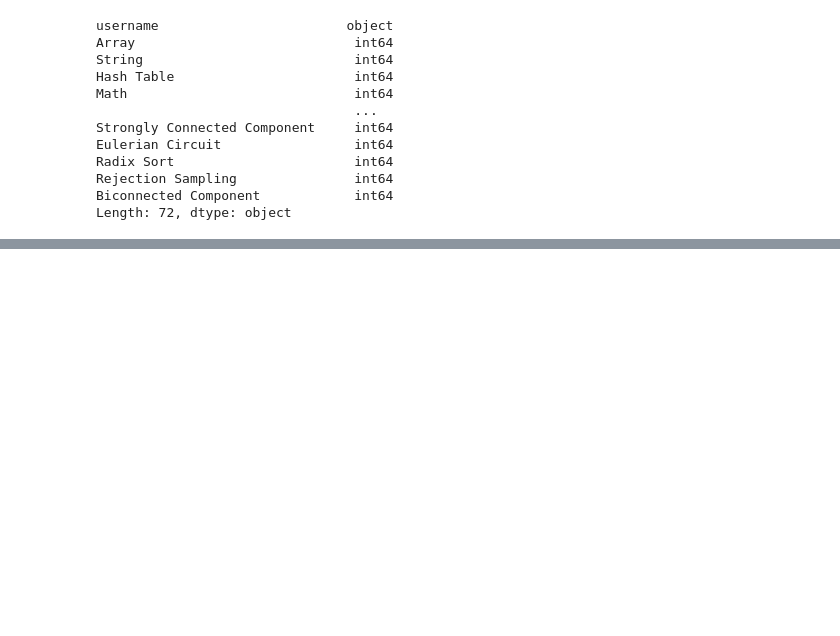
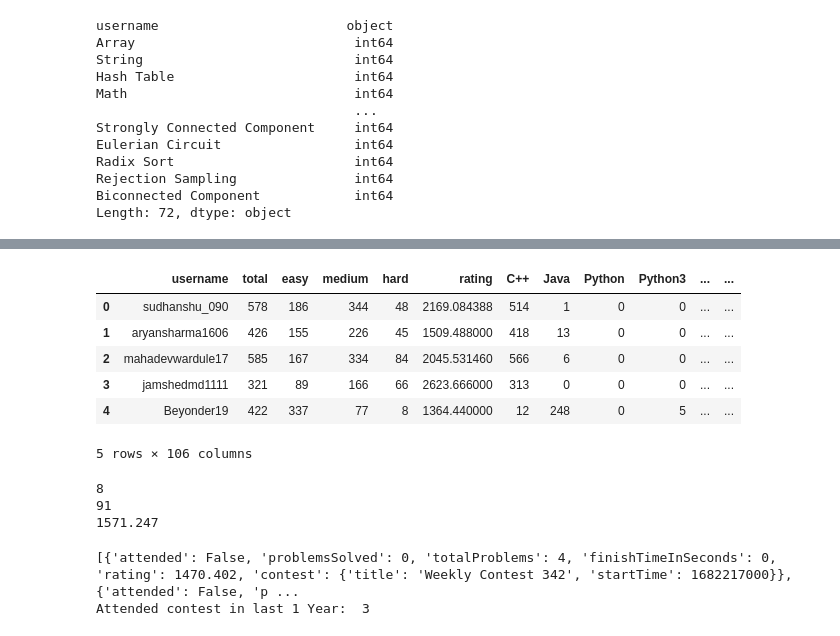
Before and after one commit to iAmritSingh/BE-Project, a Jupyter notebook: Machine Learning/RecommendationModel.ipynb, the cells around one changed output, grey strips where cells are left out. Saved outputs shown, nothing was run; the diff lists cells and outputs as text; code cells hidden in the pictures; blank space fills up the shorter version.

```diff
--- a/Machine Learning/RecommendationModel.ipynb
+++ b/Machine Learning/RecommendationModel.ipynb
@@ -152,0 +153,23 @@ Recommendations for user iAmritSingh:
+# %%
+data = pd.read_csv("../Leetcode.csv")
+# %%
+data.head()
+# %% [output]
+|  | username | total | easy | medium | hard | rating | C++ | Java | Python | Python3 | ... | ... |
+| 0 | sudhanshu_090 | 578 | 186 | 344 | 48 | 2169.084388 | 514 | 1 | 0 | 0 | ... | ... |
+| 1 | aryansharma1606 | 426 | 155 | 226 | 45 | 1509.488000 | 418 | 13 | 0 | 0 | ... | ... |
+| 2 | mahadevwardule17 | 585 | 167 | 334 | 84 | 2045.531460 | 566 | 6 | 0 | 0 | ... | ... |
+| 3 | jamshedmd1111 | 321 | 89 | 166 | 66 | 2623.666000 | 313 | 0 | 0 | 0 | ... | ... |
+| 4 | Beyonder19 | 422 | 337 | 77 | 8 | 1364.440000 | 12 | 248 | 0 | 5 | ... | ... |
+5 rows × 106 columns
+# %%
+username = "iAmritSingh"
+userData = data[data['username'] == username].iloc[0]
+
+print(userData['contestAttended'])
+print(userData['totalActiveDays'])
+print(userData['rating'])
+# %% [output]
+8
+91
+1571.247
@@ -152,0 +179,46 @@ Recommendations for user iAmritSingh:
+# %%
+import requests
+from datetime import datetime
+
+contest = """query userContestRankingInfo($username: String!) {
+  userContestRankingHistory(username: $username) {
+    attended
+
+    problemsSolved
+    totalProblems
+    finishTimeInSeconds
+    rating
+
+    contest {
+      title
+      startTime
+    }
+  }
+}
+"""
+url = "https://leetcode.com/graphql"
+
+variables = {"username": "iAmritSingh"}
+
+response = requests.get(url=url, json={"query": contest, "variables":variables})
+r = response.json()
+user_contest_ranking_history = r['data']['userContestRankingHistory']
+last_72_entries = user_contest_ranking_history[-72:]
+
+print(last_72_entries)
+attended_contest=last_72_entries
+# print(attended_contest)
+attended_contest_count = 0
+
+
+
+# Iterate over the contest entries
+for entry in attended_contest:
+
+    if entry['attended']:
+        attended_contest_count += 1
+
+print("Attended contest in last 1 Year: ",attended_contest_count)
+# %% [output]
+[{'attended': False, 'problemsSolved': 0, 'totalProblems': 4, 'finishTimeInSeconds': 0, 'rating': 1470.402, 'contest': {'title': 'Weekly Contest 342', 'startTime': 1682217000}}, {'attended': False, 'p ...
+Attended contest in last 1 Year:  3
```
Also changed, not shown: parts of 10 cells of this notebook, 9 other files.
